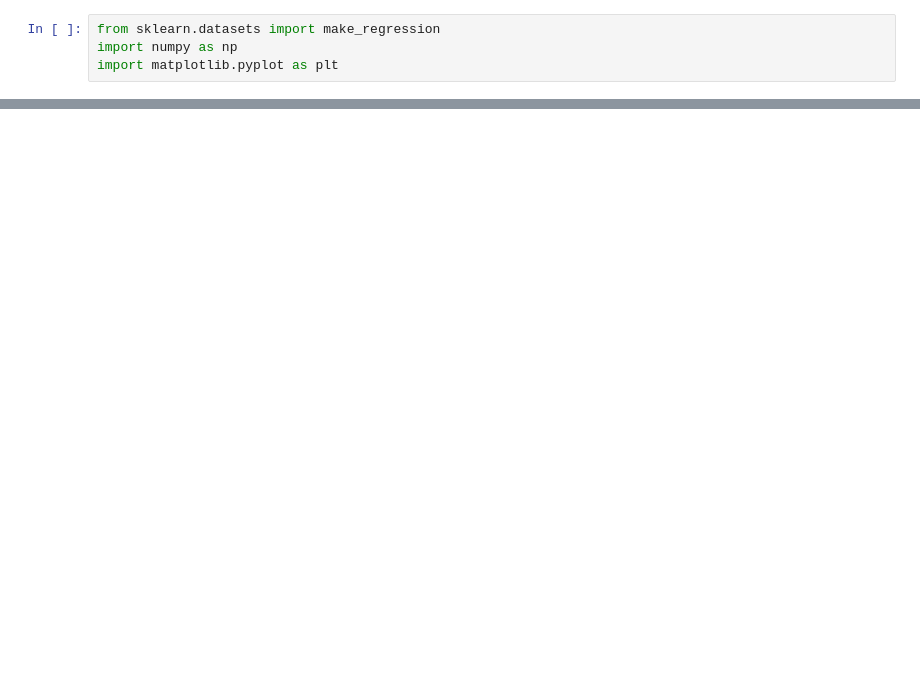
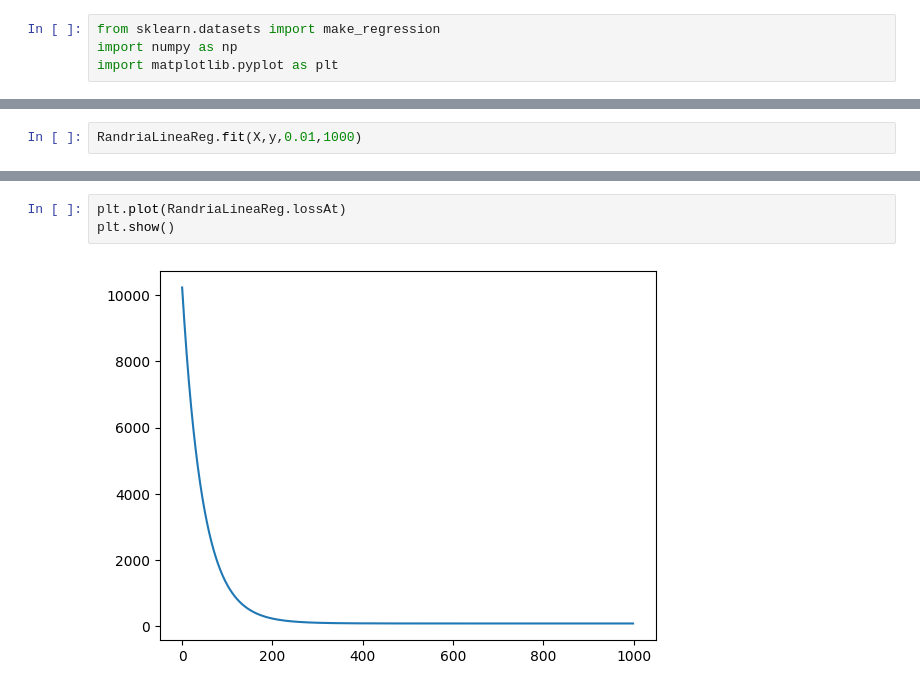
Before and after one commit to Liantsoarandria0803/Linear-Regression-Multiple, a Jupyter notebook: code.ipynb, the cells around one changed output, grey strips where cells are left out. Drawn from its saved outputs; the diff is of its cells as text; blank space fills up the shorter version.

```diff
--- a/code.ipynb
+++ b/code.ipynb
@@ -51,0 +81,2 @@ ValueError: all the input arrays must have same number of dimensions, but the ar
+# %%
+RandriaLineaReg.fit(X,y,0.01,1000)
@@ -51,0 +114,5 @@ ValueError: all the input arrays must have same number of dimensions, but the ar
+# %%
+plt.plot(RandriaLineaReg.lossAt)
+plt.show()
+# %% [output]
+[figure, added]
```
Also changed, not shown: parts of 11 cells of this notebook, 1 other file.
